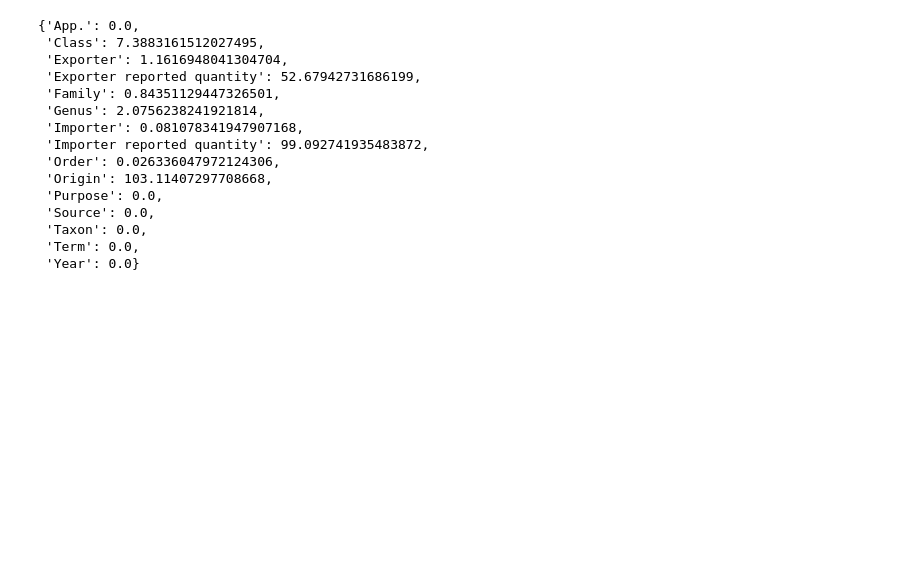
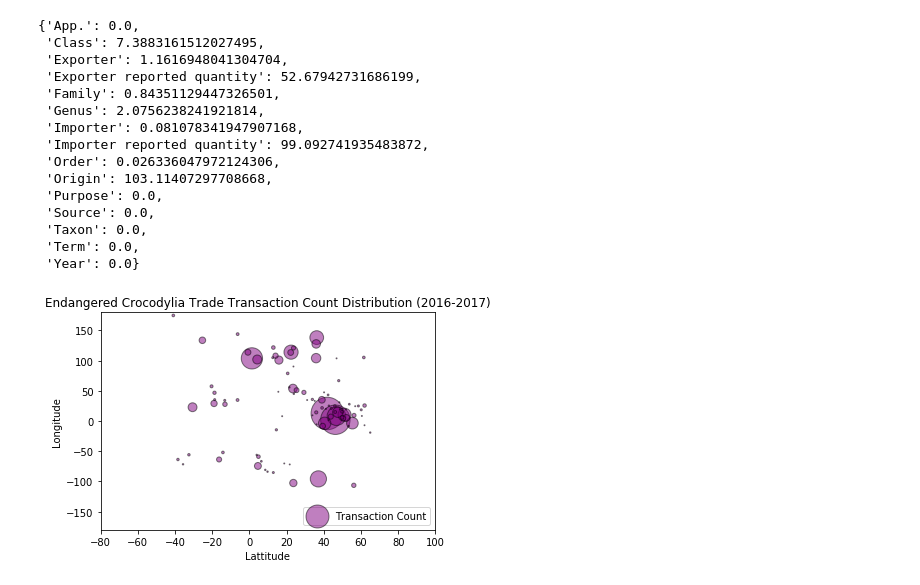
Before and after one commit to EliseLinker/wildlifeproject1, a Jupyter notebook: CITES_dataCleanup_GZ.ipynb, the cells around one changed output. Saved outputs shown, nothing was run; the diff lists cells and outputs as text; code cells hidden in the pictures; blank space fills up the shorter version.

Commit message:
With plot

```diff
--- a/CITES_dataCleanup_GZ.ipynb
+++ b/CITES_dataCleanup_GZ.ipynb
@@ -210,3 +210,40 @@ nulldict
  'Taxon': 0.0,
  'Term': 0.0,
  'Year': 0.0}
+# %%
+#######################################################
+endangered_df=[]
+#endangered species : App.=I
+endangered_df=deduped_df.loc[(deduped_df['App.']=='I') ]#| (deduped_df['App.']=='II')]# & ((deduped_df['Purpose']=='T') | (deduped_df['Purpose']=='H'),]
+#Commecial, Hunting Trophy usage : Purpose in 'T', 'H'
+endangered_df=deduped_df.loc[(deduped_df['Purpose']=='T') | (deduped_df['Purpose']=='H')]
+#Limit Source to Wild and Captivity
+endangered_df= endangered_df.loc[(deduped_df['Source']=='W') | (deduped_df['Source']=='C')| (deduped_df['Source']=='D')| (deduped_df['Source']=='F'),]
+#Filter on Crocodylia
+endangered_df= endangered_df.loc[(endangered_df['Class']=='Reptilia') & (endangered_df['Order']=='Crocodylia')]
+endangered_df.groupby(['Term']).size().reset_index()
+
+lanlon_df = pd.read_excel('country_lat_lon.xlsx')
+lanlon_df.rename(columns={'Country':'Exporter'}, inplace=True)
+endangered_df=endangered_df.merge(lanlon_df, on='Exporter', how='left')
+
+croco_bycountry_df=pd.DataFrame()
+croco_bycountry_df2=pd.DataFrame()
+croco_bycountry_df['trancount']=endangered_df.groupby(['Exporter','Lattitude','Longitude'])['Order'].count().sort_values(ascending=False)
+croco_bycountry_df.reset_index(inplace=True)
+
+#create the plot
+x_axis = croco_bycountry_df["Lattitude"]
+data = croco_bycountry_df["Longitude"]
+size = croco_bycountry_df["trancount"]
+croco_handle= plt.scatter(x_axis, data, marker='o', facecolors="Purple", edgecolors="black", s=size, alpha=0.50)
+plt.ylim(-180, 180)
+plt.xlim(-80, 100)
+plt.xlabel("Lattitude")
+plt.ylabel("Longitude")
+plt.title("Endangered Crocodylia Trade Transaction Count Distribution (2016-2017)")
+plt.legend(handles=[croco_handle], loc="lower right" ).get_texts()[0].set_text('Transaction Count')
+plt.savefig("corco_trans_latlon.png")
+plt.show()
+# %% [output]
+[figure, added]
```
